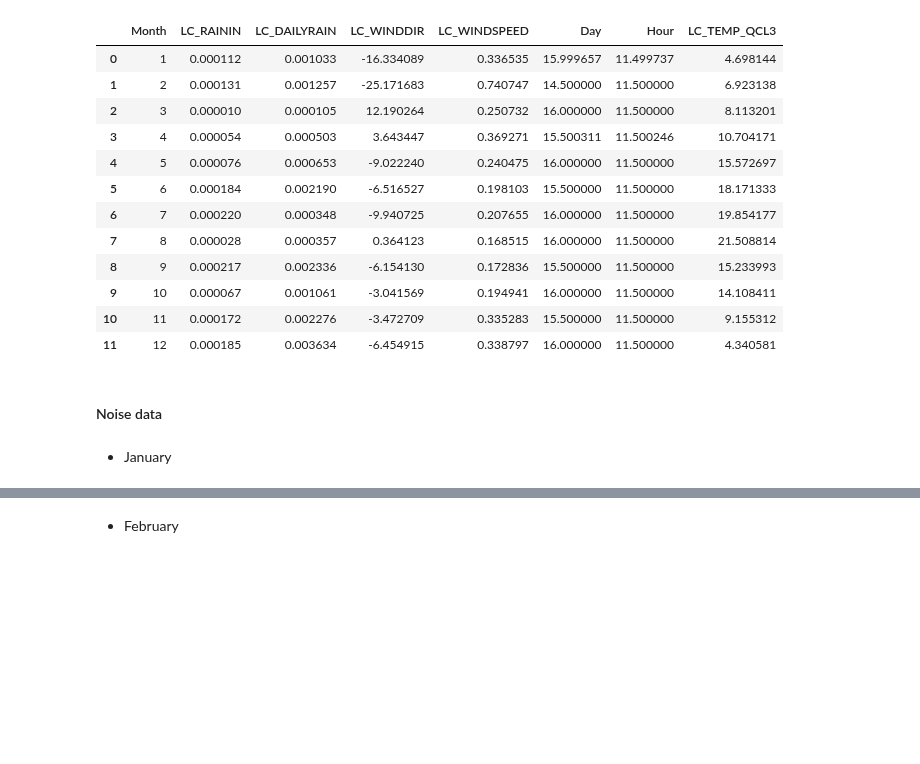
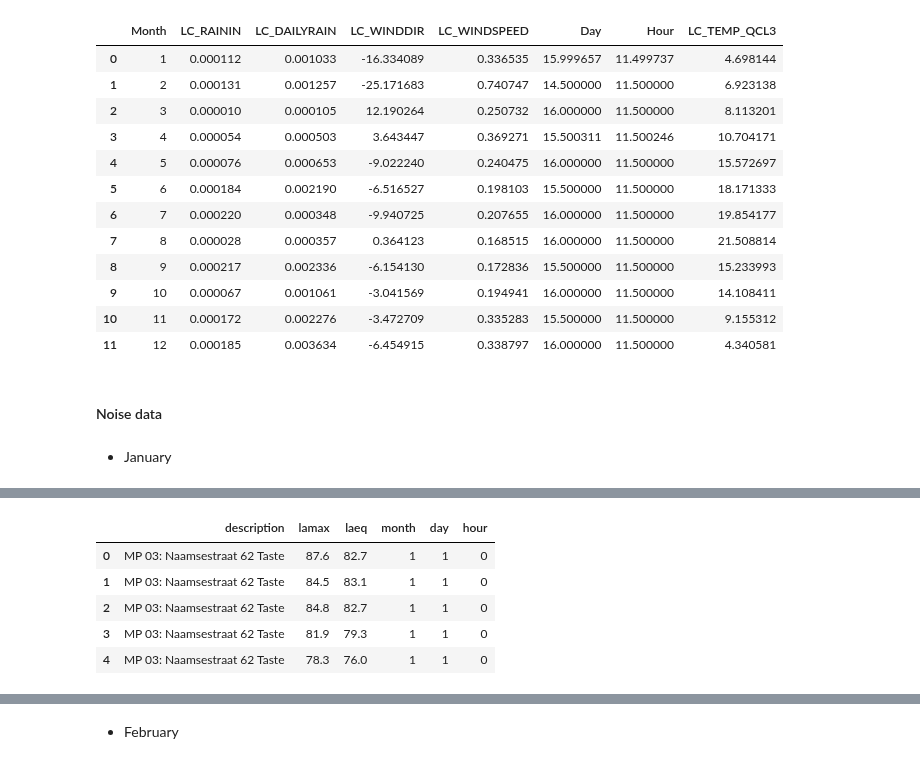
Before and after one commit to lennertvanh/MDA-Georgia, a Jupyter notebook: Preprocessing.ipynb, the cells around one changed output, grey strips where cells are left out. Cells and saved outputs as stored; diff of their text form; code cells hidden in the pictures; blank space fills up the shorter version.

```diff
--- a/Preprocessing.ipynb
+++ b/Preprocessing.ipynb
@@ -225,10 +248,16 @@ combined_jan.head()
-# %%
-# aggregate the data by day
-combined_jan = combined_jan.groupby(['result_date','description']).mean()
-combined_jan = combined_jan.reset_index()
-columns_to_drop = ['result_hour', 'result_minute']
-combined_jan.drop(columns_to_drop, axis=1, inplace=True)
-combined_jan.head(150)
+# %%
+# Drop the columns we won't use
+columns_to_keep = ['description', 'lamax', 'laeq', 'month', 'day', 'hour'] #also minute if we calculate it
+columns_to_drop = set(combined_jan.columns) - set(columns_to_keep)
+combined_jan.drop(columns=columns_to_drop, inplace=True)
+combined_jan.head()
+# %% [output]
+|  | description | lamax | laeq | month | day | hour |
+| 0 | MP 03: Naamsestraat 62 Taste | 87.6 | 82.7 | 1 | 1 | 0 |
+| 1 | MP 03: Naamsestraat 62 Taste | 84.5 | 83.1 | 1 | 1 | 0 |
+| 2 | MP 03: Naamsestraat 62 Taste | 84.8 | 82.7 | 1 | 1 | 0 |
+| 3 | MP 03: Naamsestraat 62 Taste | 81.9 | 79.3 | 1 | 1 | 0 |
+| 4 | MP 03: Naamsestraat 62 Taste | 78.3 | 76.0 | 1 | 1 | 0 |
 # %%
 # check for missing values in each column
 print(combined_jan.isnull().sum())
```
Also changed, not shown: parts of 25 cells of this notebook.
